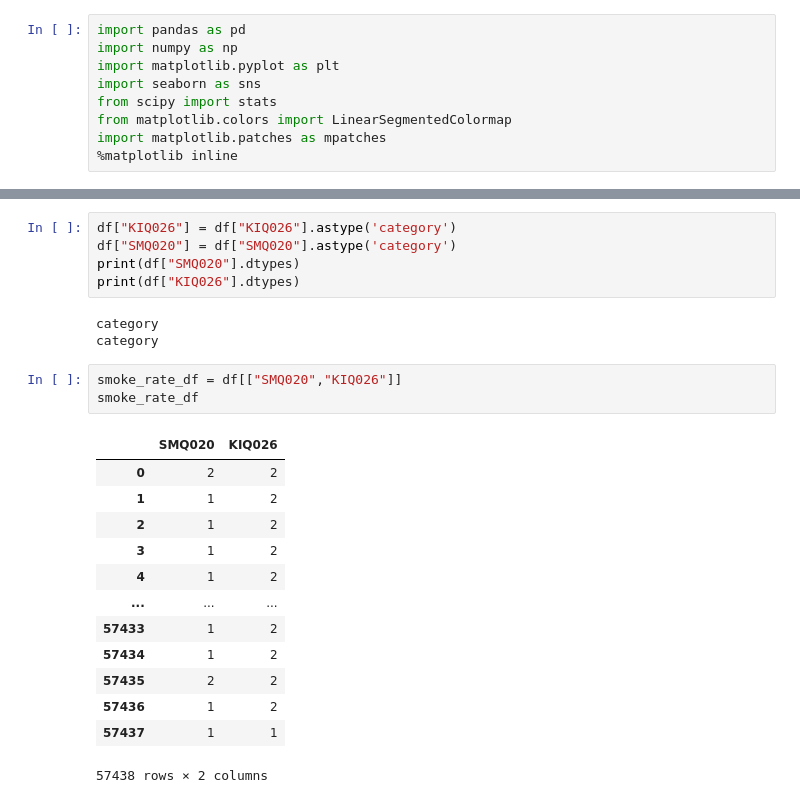
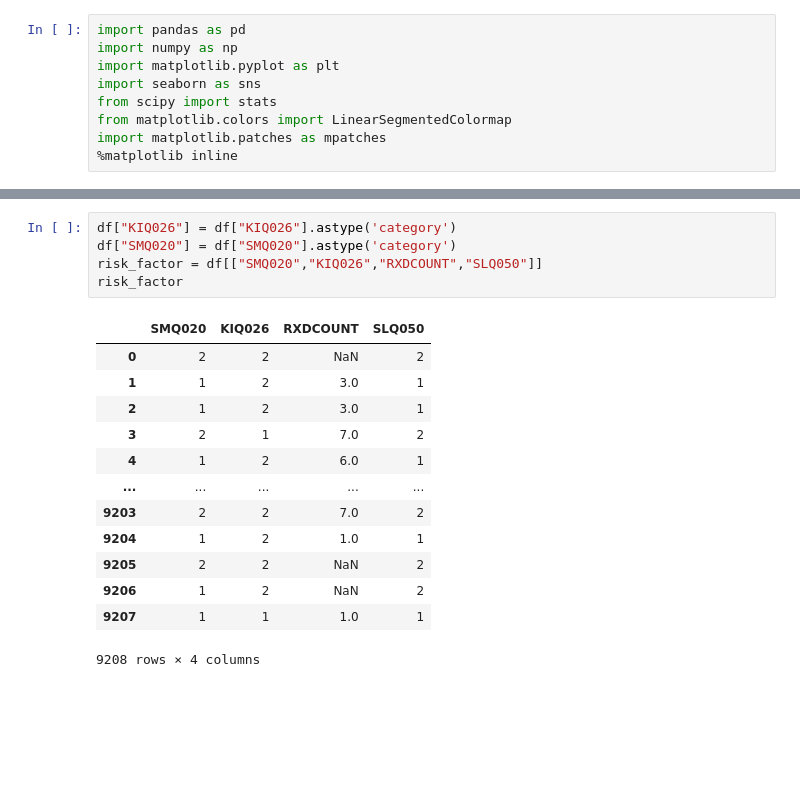
Before and after one commit to dvnguyen02/DATA301-Project, a Jupyter notebook: EDA/EDA for (SMQ020, RXDCOUNT, SLQ050).ipynb, the cells around one changed output, grey strips where cells are left out. Cells and saved outputs as stored; diff of their text form; blank space fills up the shorter version.

```diff
--- a/EDA/EDA for (SMQ020, RXDCOUNT, SLQ050).ipynb
+++ b/EDA/EDA for (SMQ020, RXDCOUNT, SLQ050).ipynb
@@ -22,25 +22,19 @@ df.head()
 # %%
 df["KIQ026"] = df["KIQ026"].astype('category')
 df["SMQ020"] = df["SMQ020"].astype('category')
-print(df["SMQ020"].dtypes)
-print(df["KIQ026"].dtypes)
+risk_factor = df[["SMQ020","KIQ026","RXDCOUNT","SLQ050"]]
+risk_factor
 # %% [output]
+|  | SMQ020 | KIQ026 | RXDCOUNT | SLQ050 |
+| 0 | 2 | 2 | NaN | 2 |
+| 1 | 1 | 2 | 3.0 | 1 |
+| 2 | 1 | 2 | 3.0 | 1 |
+| 3 | 2 | 1 | 7.0 | 2 |
+| 4 | 1 | 2 | 6.0 | 1 |
+| ... | ... | ... | ... | ... |
+| 9203 | 2 | 2 | 7.0 | 2 |
+| 9204 | 1 | 2 | 1.0 | 1 |
+| 9205 | 2 | 2 | NaN | 2 |
+| 9206 | 1 | 2 | NaN | 2 |
+| 9207 | 1 | 1 | 1.0 | 1 |
-category
-category
+9208 rows × 4 columns
-# %%
-smoke_rate_df = df[["SMQ020","KIQ026"]]
-smoke_rate_df
-# %% [output]
-|  | SMQ020 | KIQ026 |
-| 0 | 2 | 2 |
-| 1 | 1 | 2 |
-| 2 | 1 | 2 |
-| 3 | 1 | 2 |
-| 4 | 1 | 2 |
-| ... | ... | ... |
-| 57433 | 1 | 2 |
-| 57434 | 1 | 2 |
-| 57435 | 2 | 2 |
-| 57436 | 1 | 2 |
-| 57437 | 1 | 1 |
-57438 rows × 2 columns
```
Also changed, not shown: parts of 8 cells of this notebook, 1 other file.
